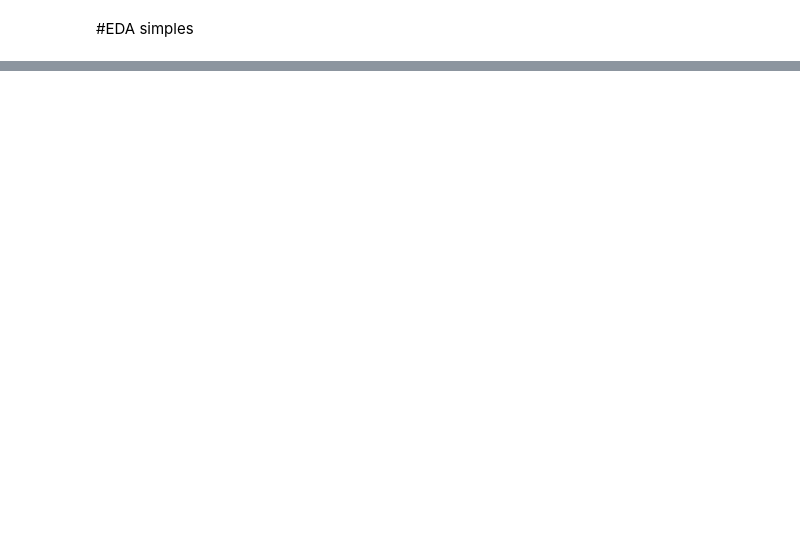
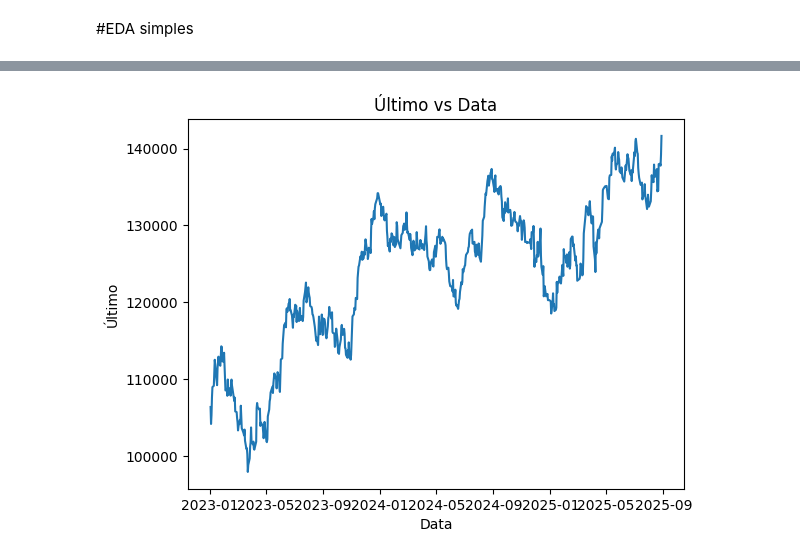
Before and after one commit to e-junior/Data-Science, a Jupyter notebook: indice_ibov.ipynb, the cells around one changed output, grey strips where cells are left out. Cells and saved outputs as stored; diff of their text form; code cells hidden in the pictures; blank space fills up the shorter version.

```diff
--- a/indice_ibov.ipynb
+++ b/indice_ibov.ipynb
@@ -105,0 +139,4 @@ df_ibov.describe()
+# %%
+# variavel delta (diferenca entre abertura e fechamento do dia anterior)
+
+df_ibov['delta'] = df_ibov['abertura'] - df_ibov['ultimo']
@@ -105,0 +174,8 @@ df_ibov.describe()
+# %%
+plt.plot(df_ibov['data'], df_ibov['ultimo'])
+plt.xlabel('Data')
+plt.ylabel('Último')
+plt.title('Último vs Data')
+plt.show()
+# %% [output]
+[figure, added]
```
Also changed, not shown: parts of 11 cells of this notebook.
